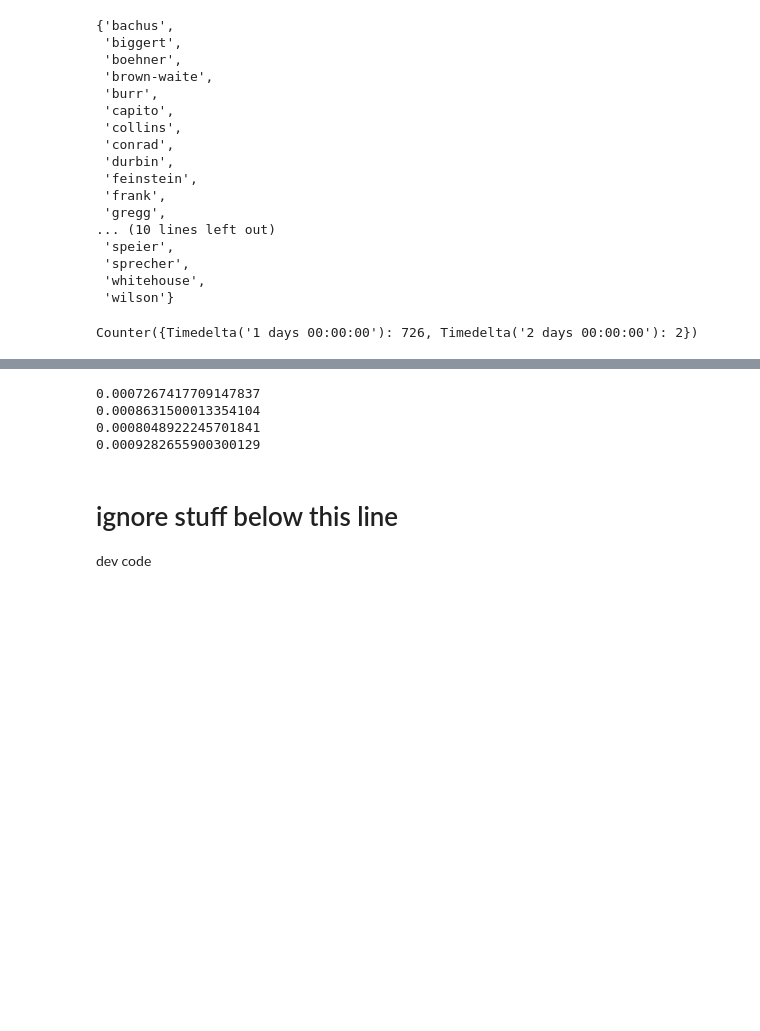
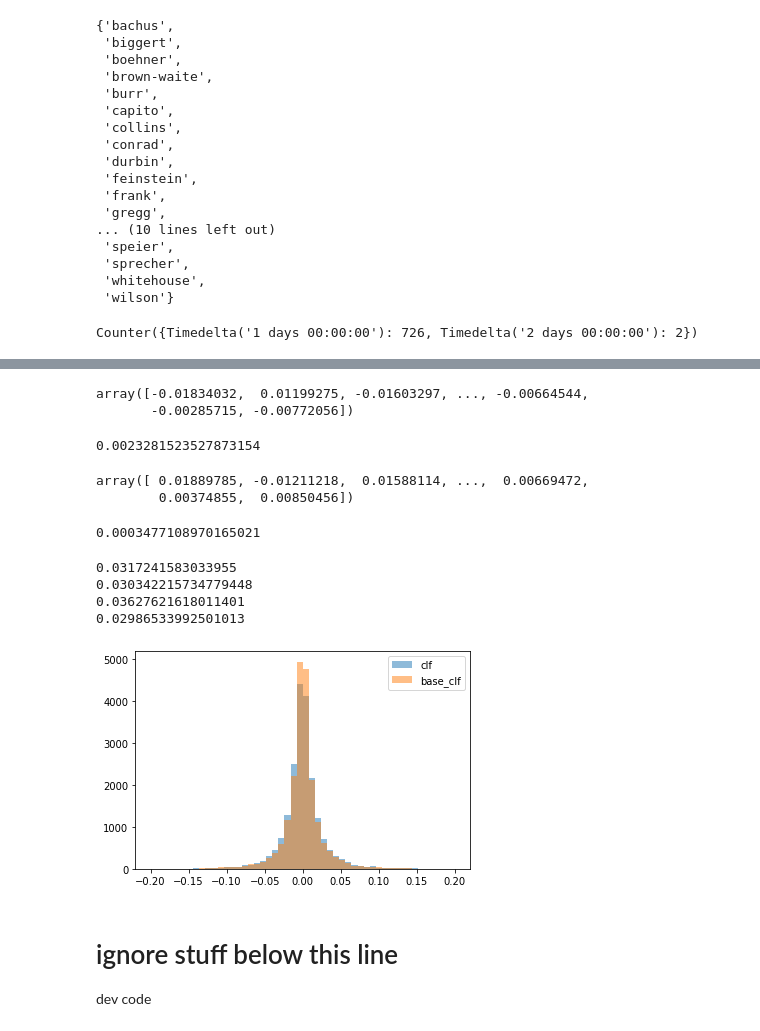
Before and after one commit to mrtong96/pif, a Jupyter notebook: data_collection_scripts/collecting_stock_data_time_series_model.ipynb, the cells around one changed output, grey strips where cells are left out. Saved outputs shown, nothing was run; the diff lists cells and outputs as text; code cells hidden in the pictures; blank space fills up the shorter version.

```diff
--- a/data_collection_scripts/collecting_stock_data_time_series_model.ipynb
+++ b/data_collection_scripts/collecting_stock_data_time_series_model.ipynb
@@ -594,5 +609,5 @@ Wall time: 456 ms
 # %%
-%%time
+# %%time
 # now the harder part... figure out how to format the data for modeling
 
 # So what do we want to predict? We'll say it's the closing price
@@ -628,19 +643,27 @@ amount_to_index = {amount: i for i, amount in enumerate(amounts)}
 
 feature_matrices_per_ticker = []
 prices_per_ticker = []
-prices_per_ticker_yesterday = []
+prices_latest = []
 tickers = []
 
+# train off of look_back_days worth of data with a gap of days_ago days
+days_ago = 1
 look_back_days = 14
+
+# compute some indexes about the tiem range
+days_offset = days_ago + look_back_days - 1  # number of days that you can't train off of because of offsets
 
 for ticker, ticker_index in ticker_to_index.items():
     log_ticker_data = log_ticker_data_matrix[:, ticker_index, :]
-    log_ticker_prices = log_ticker_data[price_column_to_index['close']][look_back_days:]
-    log_ticker_prices_yesterday = log_ticker_data[price_column_to_index['close']][look_back_days-1:-1]
-    log_ticker_prices_diffs = log_ticker_prices - log_ticker_prices_yesterday
+    # prices to use as the labels
+    log_ticker_prices = log_ticker_data[price_column_to_index['close']][days_ago + look_back_days - 1:]
+    # the prices from days_ago, i.e. the most recent prices before  the prediction
+    log_ticker_prices_past = log_ticker_data[price_column_to_index['close']][look_back_days - 1 : -days_ago]
+    log_ticker_prices_diffs = log_ticker_prices - log_ticker_prices_past
 
-    # first element is data from one day ago, second from 2 days ago, etc.
-    historical_prices = [log_ticker_data[:, look_back_days - (i + 1): -(i + 1)] for i in range(look_back_days)]
+    # first element is data from the last day in the window
+    # second element from the second-to-last day in the window, etc.
+    historical_prices = [log_ticker_data[:, look_back_days - i - 1: -days_ago - i] for i in range(look_back_days)]
     # for all of the prices calculate the diffs from the last day instead
     last_day_prices = historical_prices[0]
     historical_prices = [el - last_day_prices for el in historical_prices][1:]
@@ -659,9 +682,9 @@ for ticker, ticker_index in ticker_to_index.items():
     politician_transaction_type_matrix = np.zeros(
         (log_ticker_prices.shape[0], look_back_days, len(transaction_types_to_index)))
     for politician_transaction_date_index, politician_transaction_type in zip(politician_transaction_date_indexes, politician_transaction_types):
-        # date 0 should have only a one for max look_back_days
+        # cur_days_ago == 0 corresponds to the latest date in the window of transactions to look at
         for cur_days_ago in range(look_back_days):
-            insert_date_index = politician_transaction_date_index - look_back_days + cur_days_ago + 1
+            insert_date_index = get_transaction_date_index(politician_transaction_date_index, cur_days_ago, look_back_days)
             if insert_date_index > 0:
                 politician_transaction_type_matrix[insert_date_index, cur_days_ago, politician_transaction_type] = 1
     politician_transaction_type_matrix = politician_transaction_type_matrix.reshape(
@@ -672,9 +695,9 @@ for ticker, ticker_index in ticker_to_index.items():
         (log_ticker_prices.shape[0], look_back_days, len(amount_to_index)))
     politician_amount_types = [amount_to_index[amount] for amount in politician_transactions['amount']]
     for politician_transaction_date_index, politician_amount_type in zip(politician_transaction_date_indexes, politician_amount_types):
-        # date 0 should have only a one for max look_back_days
+        # cur_days_ago == 0 corresponds to the latest date in the window of transactions to look at
         for cur_days_ago in range(look_back_days):
-            insert_date_index = politician_transaction_date_index - look_back_days + cur_days_ago + 1
+            insert_date_index = get_transaction_date_index(politician_transaction_date_index, cur_days_ago, look_back_days)
             if insert_date_index > 0:
                 politician_amount_matrix[insert_date_index, cur_days_ago, politician_amount_type] = 1
     politician_amount_matrix = politician_amount_matrix.reshape(
@@ -691,4 +714,4 @@ for ticker, ticker_index in ticker_to_index.items():
     tickers.append(ticker)
     prices_per_ticker.append(log_ticker_prices_diffs[transaction_data_mask])
     feature_matrices_per_ticker.append(feature_matrix[transaction_data_mask])
-    prices_per_ticker_yesterday.append(log_ticker_data[price_column_to_index['close']][look_back_days-1:-1][transaction_data_mask])
+    prices_latest.append(last_day_prices[price_column_to_index['close']][transaction_data_mask])
@@ -698,4 +722,4 @@ Wall time: 3.03 s
 # %%
 feature_matrices = np.vstack(feature_matrices_per_ticker)
 prices = np.concatenate(prices_per_ticker)
-prices_yesterday = np.concatenate(prices_per_ticker_yesterday).reshape((-1, 1))
+prices_latest = np.concatenate(prices_latest).reshape((-1, 1))
@@ -715,7 +748,7 @@ prices.shape
 # %%
 from sklearn.linear_model import LinearRegression
 
-train_X, test_X, train_X2, test_X2, train_y, test_y = train_test_split(feature_matrices, prices_yesterday, prices)
+train_X, test_X, train_X2, test_X2, train_y, test_y = train_test_split(feature_matrices, prices_latest, prices)
 
 clf = LinearRegression().fit(train_X, train_y)
 
@@ -723,14 +782,39 @@ base_clf = LinearRegression().fit(train_X2, train_y)
+# %%
+base_clf.predict(test_X2) - test_y
+# %% [output]
+array([-0.01834032,  0.01199275, -0.01603297, ..., -0.00664544,
+       -0.00285715, -0.00772056])
+# %%
+base_clf.intercept_
+# %% [output]
+0.0023281523527873154
+# %%
+test_y
+# %% [output]
+array([ 0.01889785, -0.01211218,  0.01588114, ...,  0.00669472,
+        0.00374855,  0.00850456])
+# %%
+np.mean(test_y)
+# %% [output]
+0.0003477108970165021
 # %%
-print(np.var(clf.predict(train_X) - train_y))
-print(np.var(clf.predict(test_X) - test_y))
+print(np.sqrt(np.var(clf.predict(train_X) - train_y)))
+print(np.sqrt(np.var(clf.predict(test_X) - test_y)))
 
-print(np.var(base_clf.predict(train_X2) - train_y))
-print(np.var(base_clf.predict(test_X2) - test_y))
+print(np.sqrt(np.var(base_clf.predict(train_X2) - train_y)))
+print(np.sqrt(np.var(base_clf.predict(test_X2) - test_y)))
 # %% [output]
-0.0007267417709147837
-0.0008631500013354104
-0.0008048922245701841
-0.0009282655900300129
+0.0317241583033955
+0.030342215734779448
+0.03627621618011401
+0.02986533992501013
+# %%
+plt.hist(clf.predict(test_X) - test_y, bins=np.linspace(-.2, .2, 51), label='clf', alpha=0.5)
+plt.hist(base_clf.predict(test_X2) - test_y, bins=np.linspace(-.2, .2, 51), label='base_clf', alpha=0.5)
+plt.legend()
+plt.show()
+# %% [output]
+[figure, added]
 # %% [markdown]
 # ignore stuff below this line
 dev code
```
Also changed, not shown: parts of 23 cells of this notebook.
